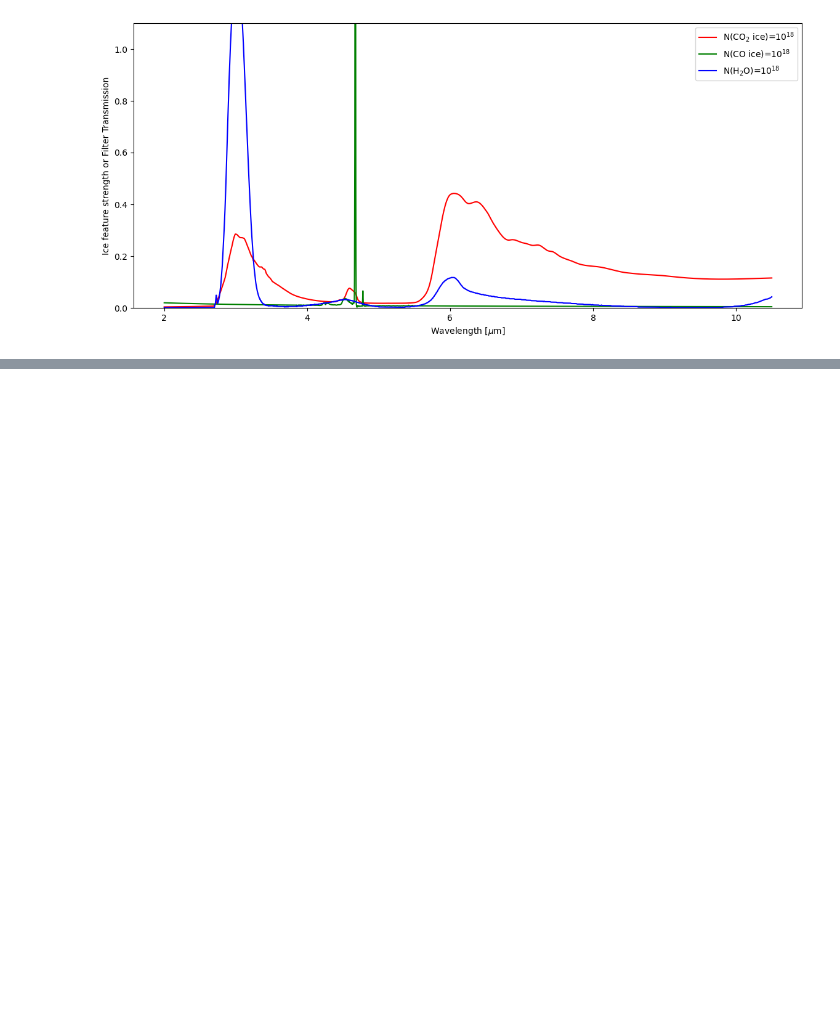
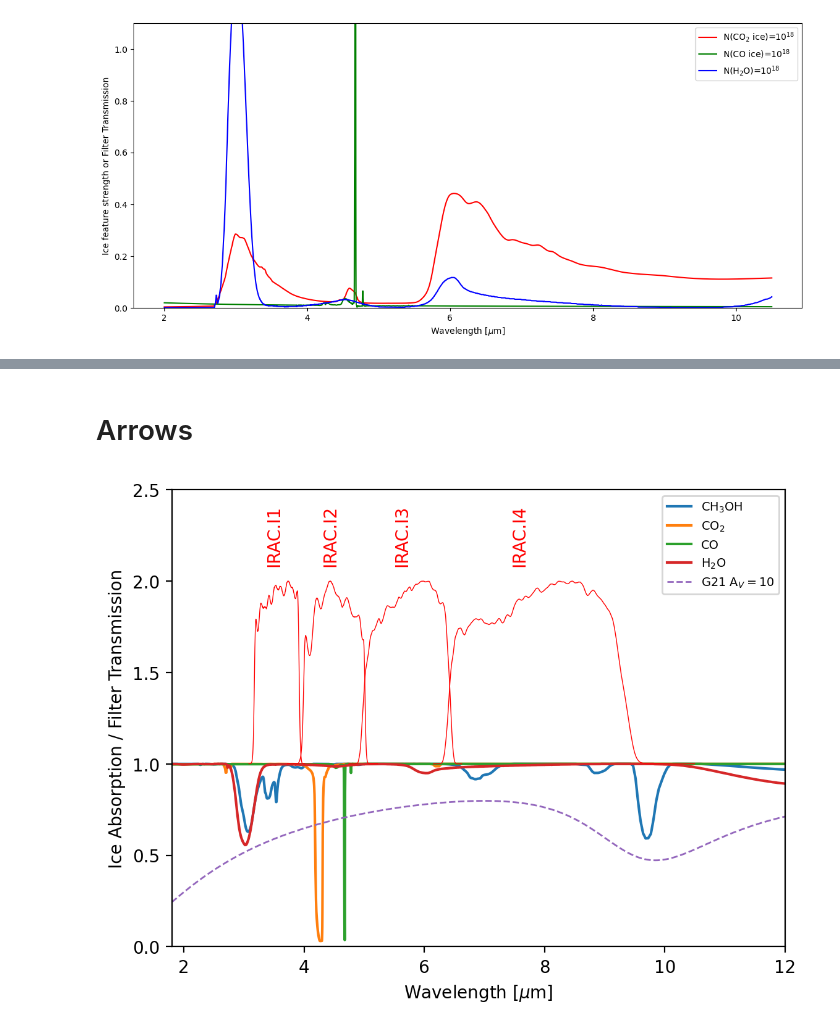
Before and after one commit to SpacialTree/smart-plotters, a Jupyter notebook: notebooks/ice_modeling.ipynb, the cells around one changed output, grey strips where cells are left out. Cells and saved outputs as stored; diff of their text form; code cells hidden in the pictures; blank space fills up the shorter version.

Commit message:
ice modelling

```diff
--- a/notebooks/ice_modeling.ipynb
+++ b/notebooks/ice_modeling.ipynb
@@ -209,0 +237,2 @@ plt.legend()
+# %% [markdown]
+# Arrows
@@ -209,0 +260,66 @@ plt.legend()
+# %%
+distance = 8.5*u.kpc
+av = 30
+phx4000 = atmo_model(4000)
+label_map = {'ch3oh': 'CH$_3$OH',
+             'co2': 'CO$_2$',
+             #'ch4': 'CH$_4$',
+             'co': 'CO',
+             'h2o': 'H$_2$O',
+             #'nh3': 'NH$_3$',
+            }
+# %%
+pl.figure(dpi=200)
+# pl.loglog(u.Quantity(phx4000['nu'], u.Hz).to(u.um, u.spectral()),
+#           phx4000['fnu'], color='k', linestyle=':', zorder=20,
+#           linewidth=0.5)#, label="Phoenix T=4000 K")
+
+xarr = u.Quantity(phx4000['nu'], u.Hz).to(u.um, u.spectral())
+for molecule, md in molecule_data.items():
+    #print(molecule, md)
+    consts = load_molecule(molecule)
+    spec = absorbed_spectrum(1e18*u.cm**-2, consts, molecular_weight=md['molwt'])
+    pl.plot(xarr,
+              spec / phx4000['fnu'],
+              label=f"{label_map[molecule]}")
+
+for ext, extname in zip((G21_MWAvg(),),
+                        ('G21', ),
+                       ):
+#for ext, extname in zip((F11_MWGC(), CT06_MWGC(), G21_MWAvg()),
+#                        ('F11', 'CT06', 'G21'),
+#                       ):
+    slc = ((xarr > (u.Quantity(ext.x_range, u.um**-1).to(xarr.unit, u.spectral())).min()) &
+           (xarr < (u.Quantity(ext.x_range, u.um**-1).to(xarr.unit, u.spectral())).max()))
+    ext_ = ext.extinguish(xarr[slc], Av=10)
+    pl.plot(xarr[slc], ext_, label=f'{extname} A$_V=10$', linestyle='--', linewidth=1)
+    #pl.title("Opacity-based models")
+
+toplot = ['IRAC.I1', 'IRAC.I2', 'IRAC.I3', 'IRAC.I4',]# 'MIPS.24mu']
+for row in filter_data_spitzer:
+    fname = row['filterID']
+    if fname.split("/")[-1] in toplot:
+        color = 'r'
+        pl.text(u.Quantity(row['WavelengthEff'], u.AA).to(u.um).value,
+                2.1, fname.split("/")[-1], rotation=90,
+                horizontalalignment='center',
+                color=color
+               )
+        trans = SvoFps.get_transmission_data(row['filterID'])
+        pl.plot(trans['Wavelength'].quantity.to(u.um),
+                trans['Transmission'].value/trans['Transmission'].value.max() + 1,
+                linewidth=0.5, color=color)
+        #if row['filterID'].endswith('M') and row['WavelengthEff'] > 25000:
+        #    pl.text(u.Quantity(row['WavelengthEff'], u.AA).to(u.um).value,
+        #            0.1, row['filterID'][-5:], rotation=90,
+        #            color='orange')
+
+pl.legend(loc='upper right', fontsize=7)#bbox_to_anchor=[1.0, 1.0])
+pl.ylim(0, 2.5)
+pl.xlim(1.8, 12)
+pl.ylabel("Ice Absorption / Filter Transmission")
+pl.xlabel("Wavelength [$\\mu$m]");
+#pl.savefig("Spitzer_IceWindows.png", bbox_inches='tight');
+#pl.savefig("Spitzer_IceWindows.pdf", bbox_inches='tight');
+# %% [output]
+[figure, added]
```
Also changed, not shown: parts of 18 cells of this notebook, 1 other file.
